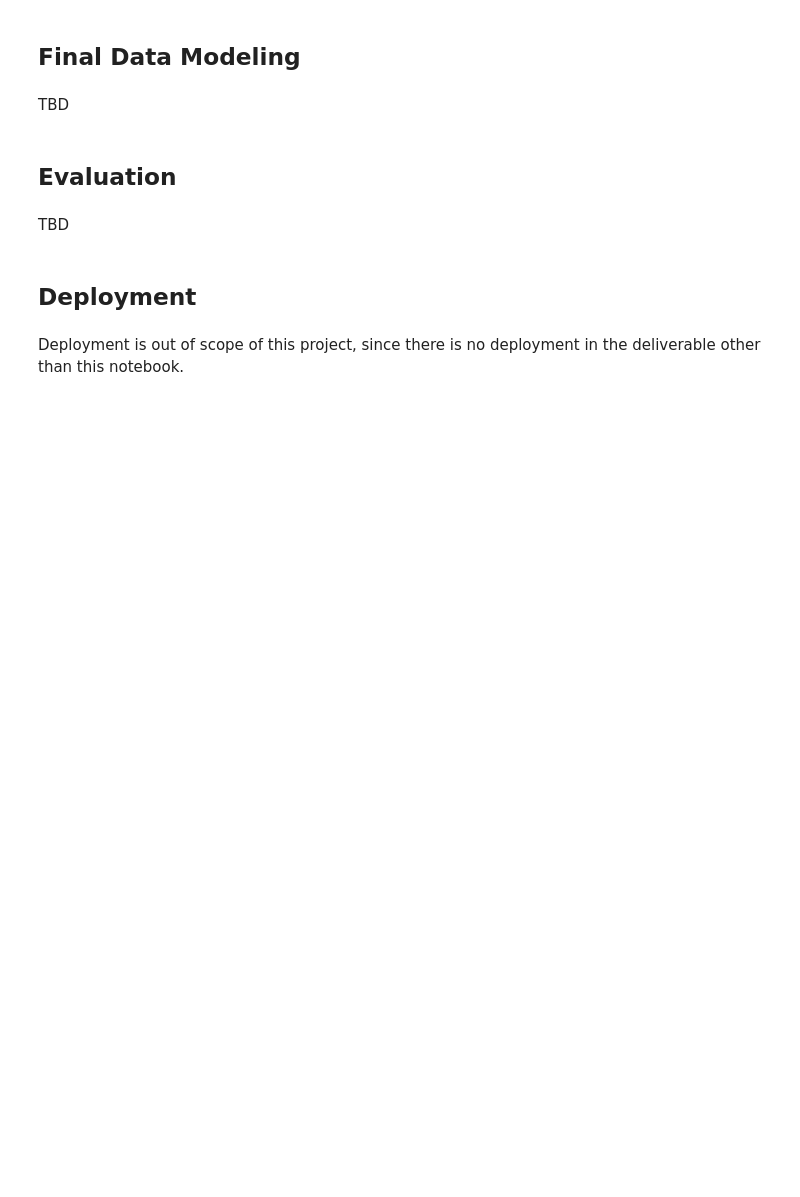
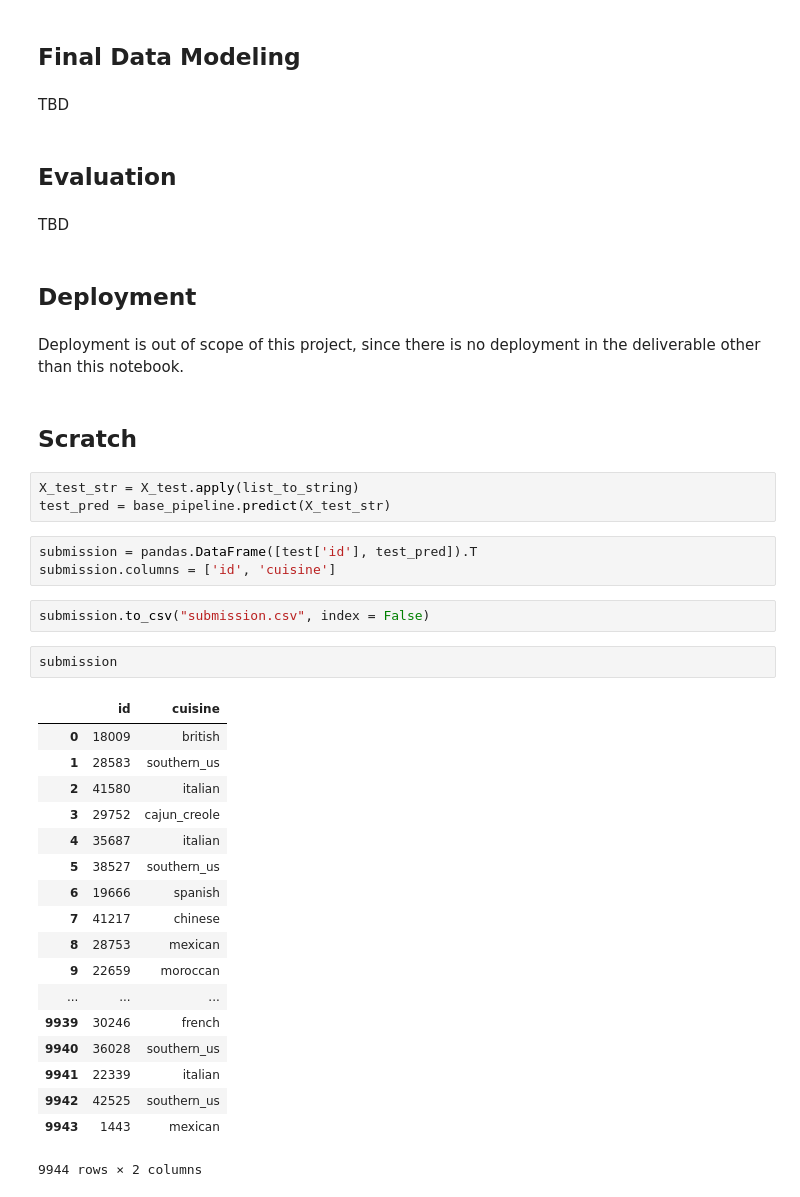
Before and after one commit to cw2yuenberkeley/whats_cooking, a Jupyter notebook: What's Cooking.ipynb, the cells around one changed output. Drawn from its saved outputs; the diff is of its cells as text; blank space fills up the shorter version.

Commit message:
added baseline submission csv

```diff
--- a/What's Cooking.ipynb
+++ b/What's Cooking.ipynb
@@ -307,3 +307,34 @@ TBD
 ## Deployment
 # %% [markdown]
 Deployment is out of scope of this project, since there is no deployment in the deliverable other than this notebook.
+# %% [markdown]
+## Scratch
+# %%
+X_test_str = X_test.apply(list_to_string)
+test_pred = base_pipeline.predict(X_test_str)
+# %%
+submission = pandas.DataFrame([test['id'], test_pred]).T
+submission.columns = ['id', 'cuisine']
+# %%
+submission.to_csv("submission.csv", index = False)
+# %%
+submission
+# %% [output]
+|  | id | cuisine |
+| 0 | 18009 | british |
+| 1 | 28583 | southern_us |
+| 2 | 41580 | italian |
+| 3 | 29752 | cajun_creole |
+| 4 | 35687 | italian |
+| 5 | 38527 | southern_us |
+| 6 | 19666 | spanish |
+| 7 | 41217 | chinese |
+| 8 | 28753 | mexican |
+| 9 | 22659 | moroccan |
+| ... | ... | ... |
+| 9939 | 30246 | french |
+| 9940 | 36028 | southern_us |
+| 9941 | 22339 | italian |
+| 9942 | 42525 | southern_us |
+| 9943 | 1443 | mexican |
+9944 rows × 2 columns
```
Also changed, not shown: 1 other file.
